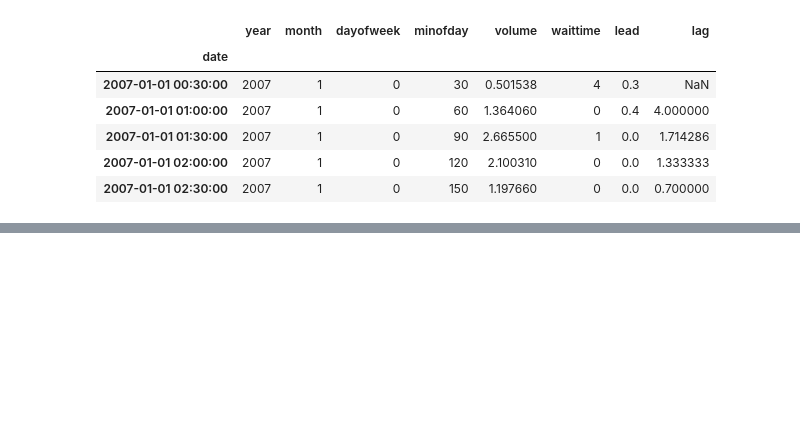
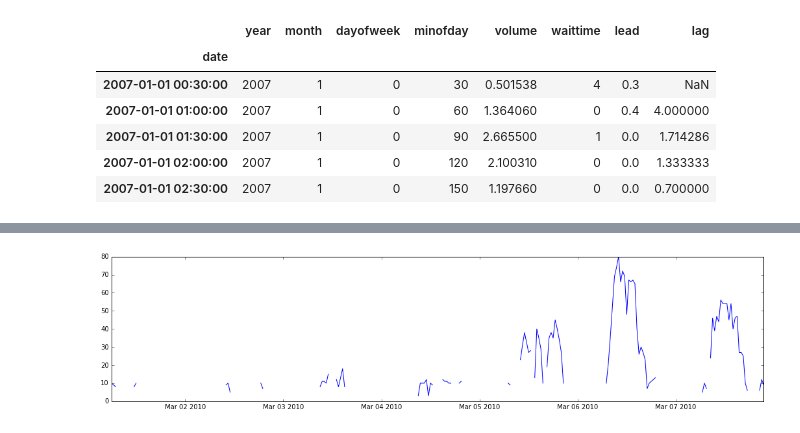
Before and after one commit to jngseattle/BorderCrossing, a Jupyter notebook: code/Impute_zeros-v0.2-neighborhood.ipynb, the cells around one changed output, grey strips where cells are left out. Drawn from its saved outputs; the diff is of its cells as text; code cells hidden in the pictures; blank space fills up the shorter version.

```diff
--- a/code/Impute_zeros-v0.2-neighborhood.ipynb
+++ b/code/Impute_zeros-v0.2-neighborhood.ipynb
@@ -71,0 +141,3 @@ Need to test against holdout set with waittimes artificially set to zero
+# %%
+dftestnull = dftest.copy()
+dftestnull.waittime = dftestnull.waittime.apply(lambda x: None if x == 0 else x)
@@ -71,0 +158,7 @@ Need to test against holdout set with waittimes artificially set to zero
+# %%
+start = '2010-03-01'
+end = '2010-03-08'
+plt.figure(figsize=(18,4))
+plt.plot(dftestnull[(dftestnull.date >= start) & (dftestnull.date < end)].set_index('date').waittime);
+# %% [output]
+[figure, added]
```
Also changed, not shown: parts of 16 cells of this notebook, 2 other files.
